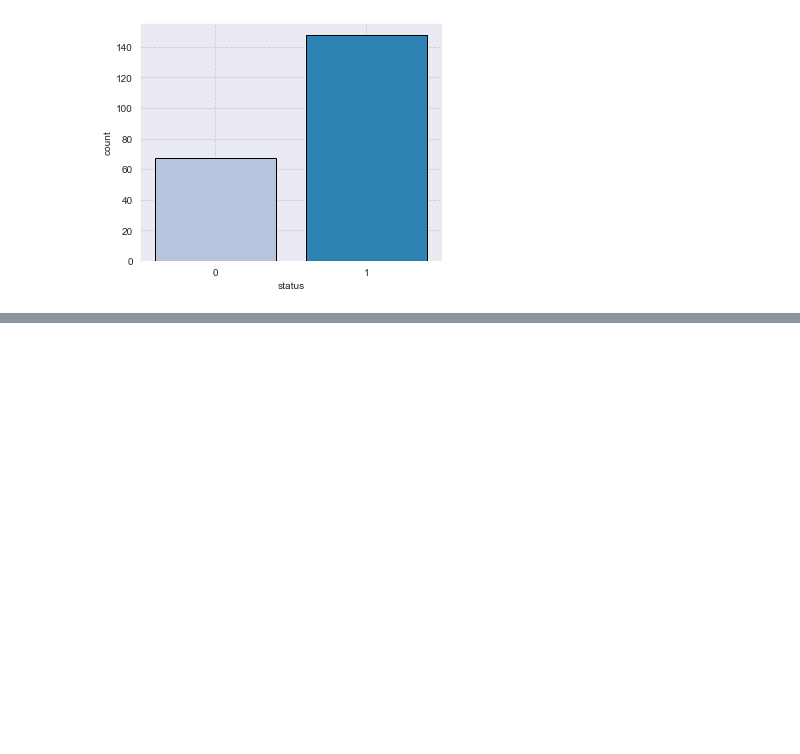
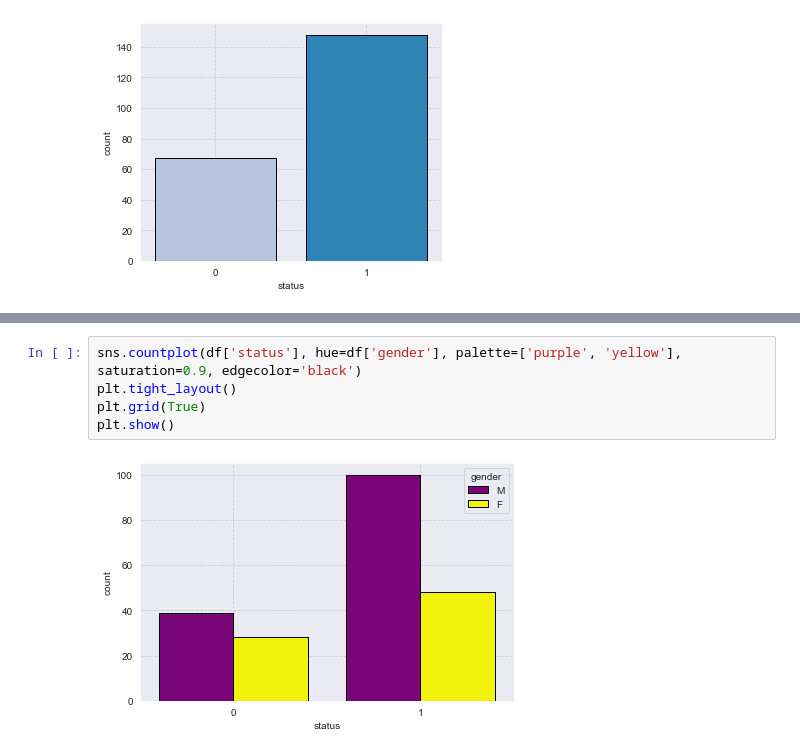
Before and after one commit to Andy666Fox/TINY_DS_PROJECTS, a Jupyter notebook: Placement_prediction/main_res.ipynb, the cells around one changed output, grey strips where cells are left out. Cells and saved outputs as stored; diff of their text form; blank space fills up the shorter version.

```diff
--- a/Placement_prediction/main_res.ipynb
+++ b/Placement_prediction/main_res.ipynb
@@ -66,0 +74,7 @@ plt.show()
+# %%
+sns.countplot(df['status'], hue=df['gender'], palette=['purple', 'yellow'], saturation=0.9, edgecolor='black')
+plt.tight_layout()
+plt.grid(True)
+plt.show()
+# %% [output]
+[figure, added]
```
Also changed, not shown: parts of 4 cells of this notebook.
